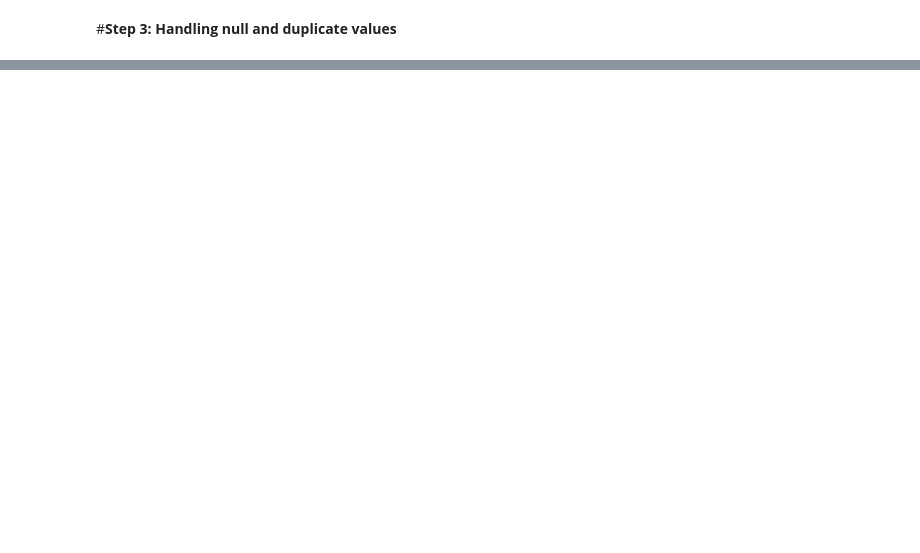
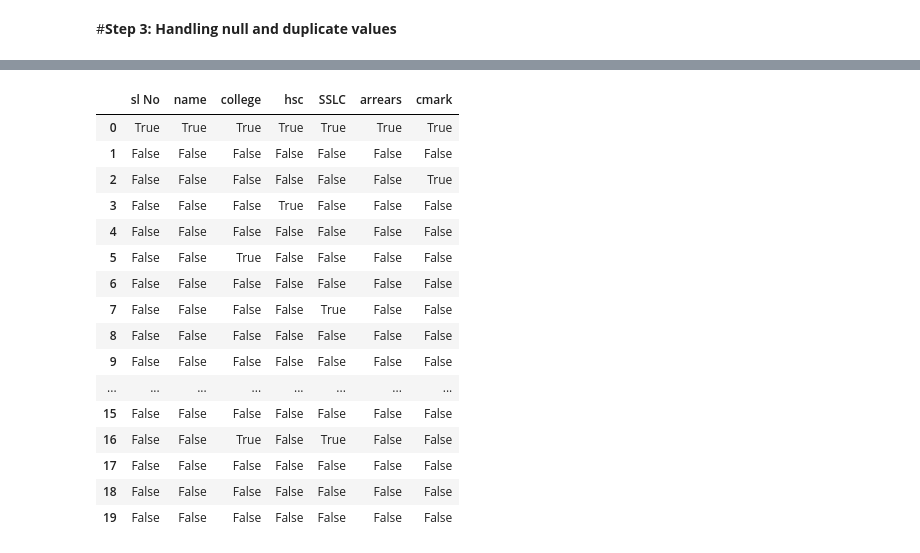
Before and after one commit to vigneshwarjayabal/Data_Cleaning, a Jupyter notebook: Data_Cleaning.ipynb, the cells around one changed output, grey strips where cells are left out. Cells and saved outputs as stored; diff of their text form; code cells hidden in the pictures; blank space fills up the shorter version.

```diff
--- a/Data_Cleaning.ipynb
+++ b/Data_Cleaning.ipynb
@@ -206,0 +185,3 @@ MZZONE ['A' 'RH' 'RL' 'I' 'C' 'RM']
+# %%
+import pandas as pd
+df2  = pd.read_csv('/content/drive/MyDrive/data_cleaning/SAMPLE.csv')
@@ -206,0 +208,20 @@ MZZONE ['A' 'RH' 'RL' 'I' 'C' 'RM']
+# %%
+df2.isnull()
+# %% [output]
+|  | sl No | name | college | hsc | SSLC | arrears | cmark |
+| 0 | True | True | True | True | True | True | True |
+| 1 | False | False | False | False | False | False | False |
+| 2 | False | False | False | False | False | False | True |
+| 3 | False | False | False | True | False | False | False |
+| 4 | False | False | False | False | False | False | False |
+| 5 | False | False | True | False | False | False | False |
+| 6 | False | False | False | False | False | False | False |
+| 7 | False | False | False | False | True | False | False |
+| 8 | False | False | False | False | False | False | False |
+| 9 | False | False | False | False | False | False | False |
+| ... | ... | ... | ... | ... | ... | ... | ... |
+| 15 | False | False | False | False | False | False | False |
+| 16 | False | False | True | False | True | False | False |
+| 17 | False | False | False | False | False | False | False |
+| 18 | False | False | False | False | False | False | False |
+| 19 | False | False | False | False | False | False | False |
```
Also changed, not shown: parts of 103 cells of this notebook.
